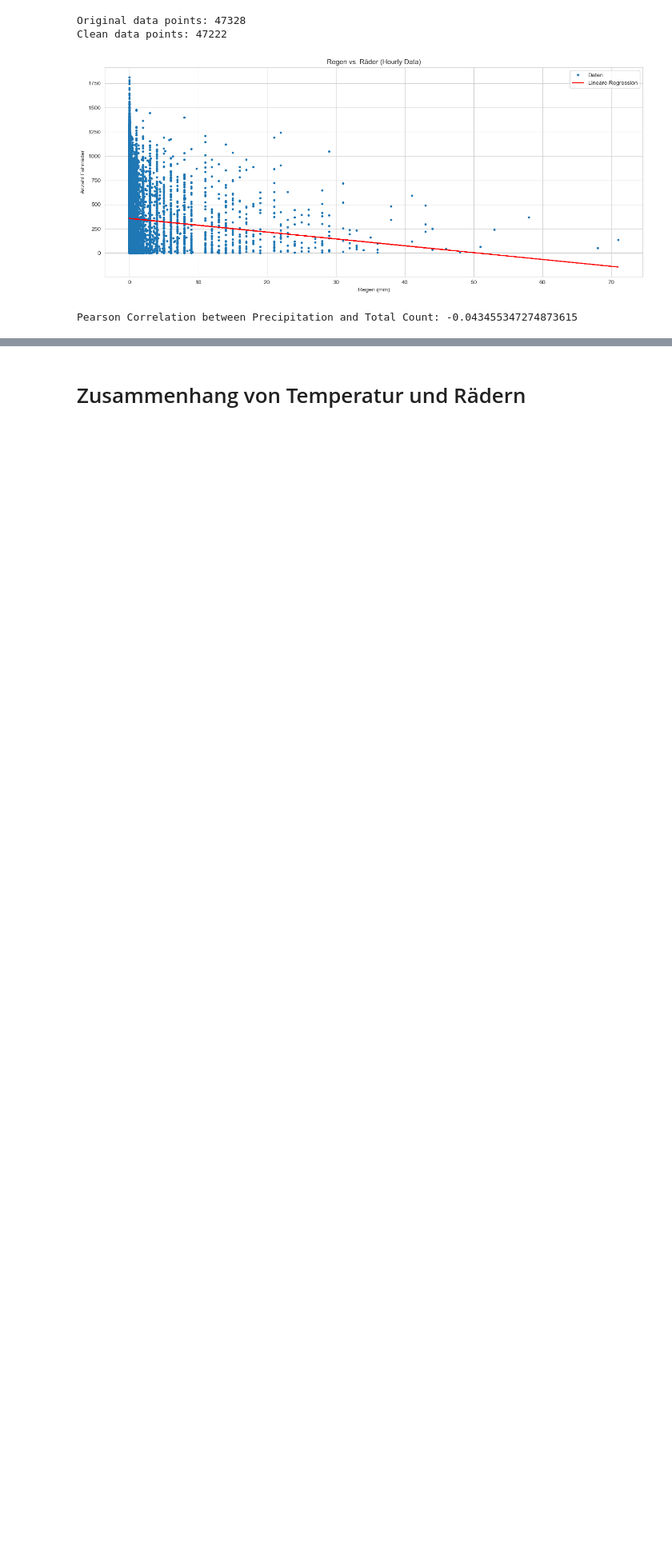
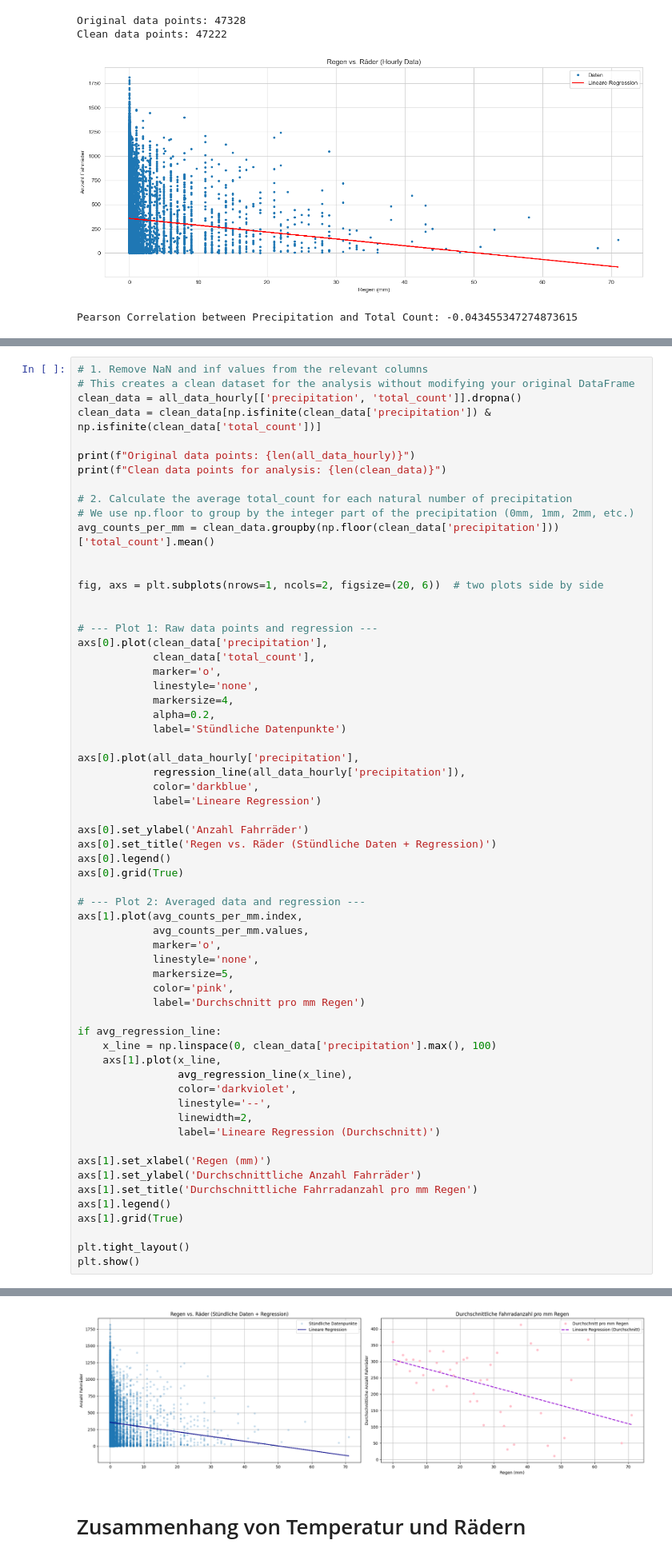
Before and after one commit to LordOfReinkeness/stochastik_SoSe25, a Jupyter notebook: fahrraeder.ipynb, the cells around one changed output, grey strips where cells are left out. Shown at 80% size. Cells and saved outputs as stored; diff of their text form; blank space fills up the shorter version.

```diff
--- a/fahrraeder.ipynb
+++ b/fahrraeder.ipynb
@@ -1043,0 +1081,63 @@ print(avg_counts_per_mm.round(0))
+# %%
+# 1. Remove NaN and inf values from the relevant columns
+# This creates a clean dataset for the analysis without modifying your original DataFrame
+clean_data = all_data_hourly[['precipitation', 'total_count']].dropna()
+clean_data = clean_data[np.isfinite(clean_data['precipitation']) & np.isfinite(clean_data['total_count'])]
+
+print(f"Original data points: {len(all_data_hourly)}")
+print(f"Clean data points for analysis: {len(clean_data)}")
+
+# 2. Calculate the average total_count for each natural number of precipitation
+# We use np.floor to group by the integer part of the precipitation (0mm, 1mm, 2mm, etc.)
+avg_counts_per_mm = clean_data.groupby(np.floor(clean_data['precipitation']))['total_count'].mean()
+
+
+fig, axs = plt.subplots(nrows=1, ncols=2, figsize=(20, 6))  # two plots side by side
+
+
+# --- Plot 1: Raw data points and regression ---
+axs[0].plot(clean_data['precipitation'],
+            clean_data['total_count'],
+            marker='o',
+            linestyle='none',
+            markersize=4,
+            alpha=0.2,
+            label='Stündliche Datenpunkte')
+
+axs[0].plot(all_data_hourly['precipitation'],
+            regression_line(all_data_hourly['precipitation']),
+            color='darkblue',
+            label='Lineare Regression')
+
+axs[0].set_ylabel('Anzahl Fahrräder')
+axs[0].set_title('Regen vs. Räder (Stündliche Daten + Regression)')
+axs[0].legend()
+axs[0].grid(True)
+
+# --- Plot 2: Averaged data and regression ---
+axs[1].plot(avg_counts_per_mm.index,
+            avg_counts_per_mm.values,
+            marker='o',
+            linestyle='none',
+            markersize=5,
+            color='pink',
+            label='Durchschnitt pro mm Regen')
+
+if avg_regression_line:
+    x_line = np.linspace(0, clean_data['precipitation'].max(), 100)
+    axs[1].plot(x_line,
+                avg_regression_line(x_line),
+                color='darkviolet',
+                linestyle='--',
+                linewidth=2,
+                label='Lineare Regression (Durchschnitt)')
+
+axs[1].set_xlabel('Regen (mm)')
+axs[1].set_ylabel('Durchschnittliche Anzahl Fahrräder')
+axs[1].set_title('Durchschnittliche Fahrradanzahl pro mm Regen')
+axs[1].legend()
+axs[1].grid(True)
+
+plt.tight_layout()
+plt.show()
+# %% [output]
@@ -1044,3 +1146,4 @@ print(avg_counts_per_mm.round(0))
+[figure, added]
 # %% [markdown]
 # Zusammenhang von Temperatur und Rädern
 # %%
```
Also changed, not shown: parts of 14 cells of this notebook.
